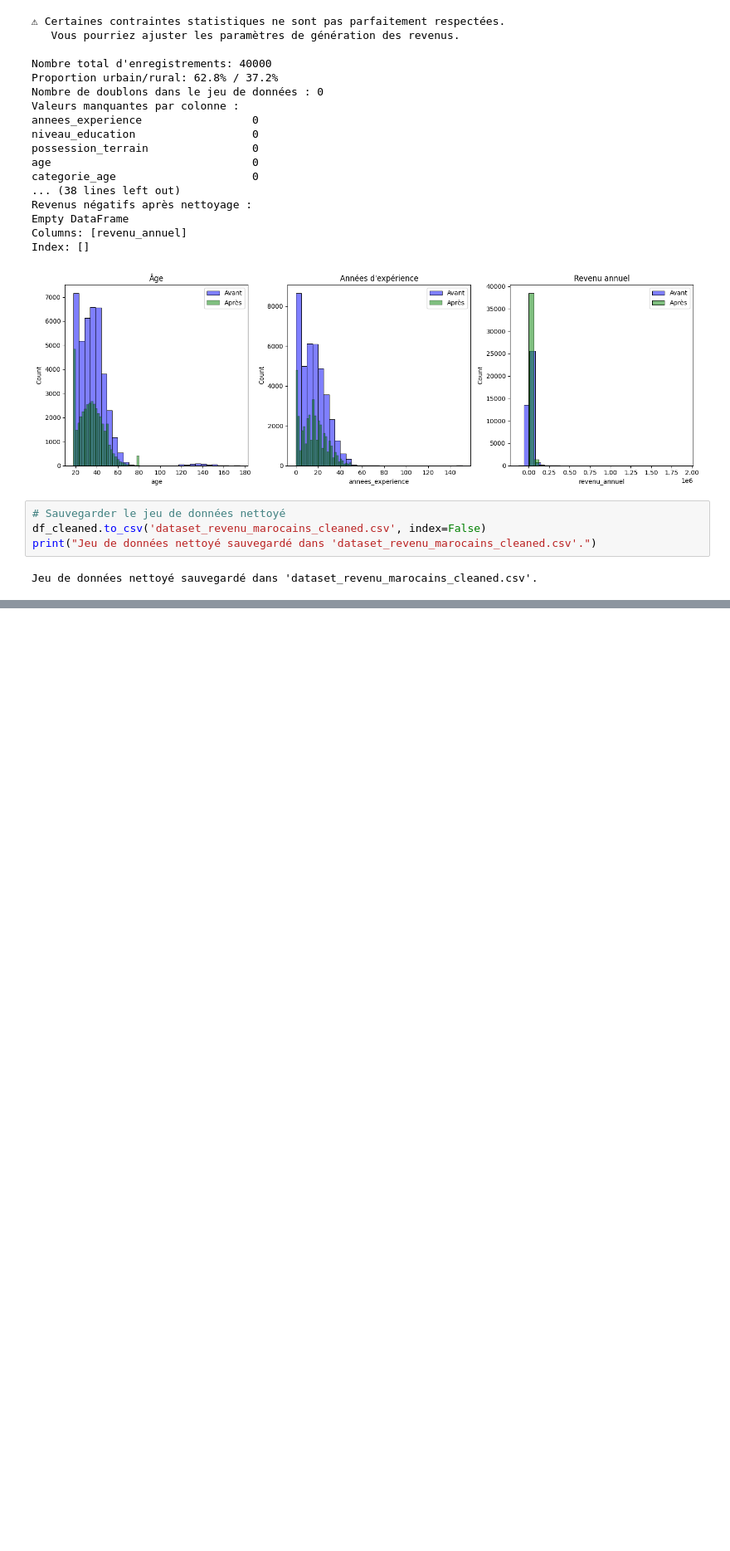
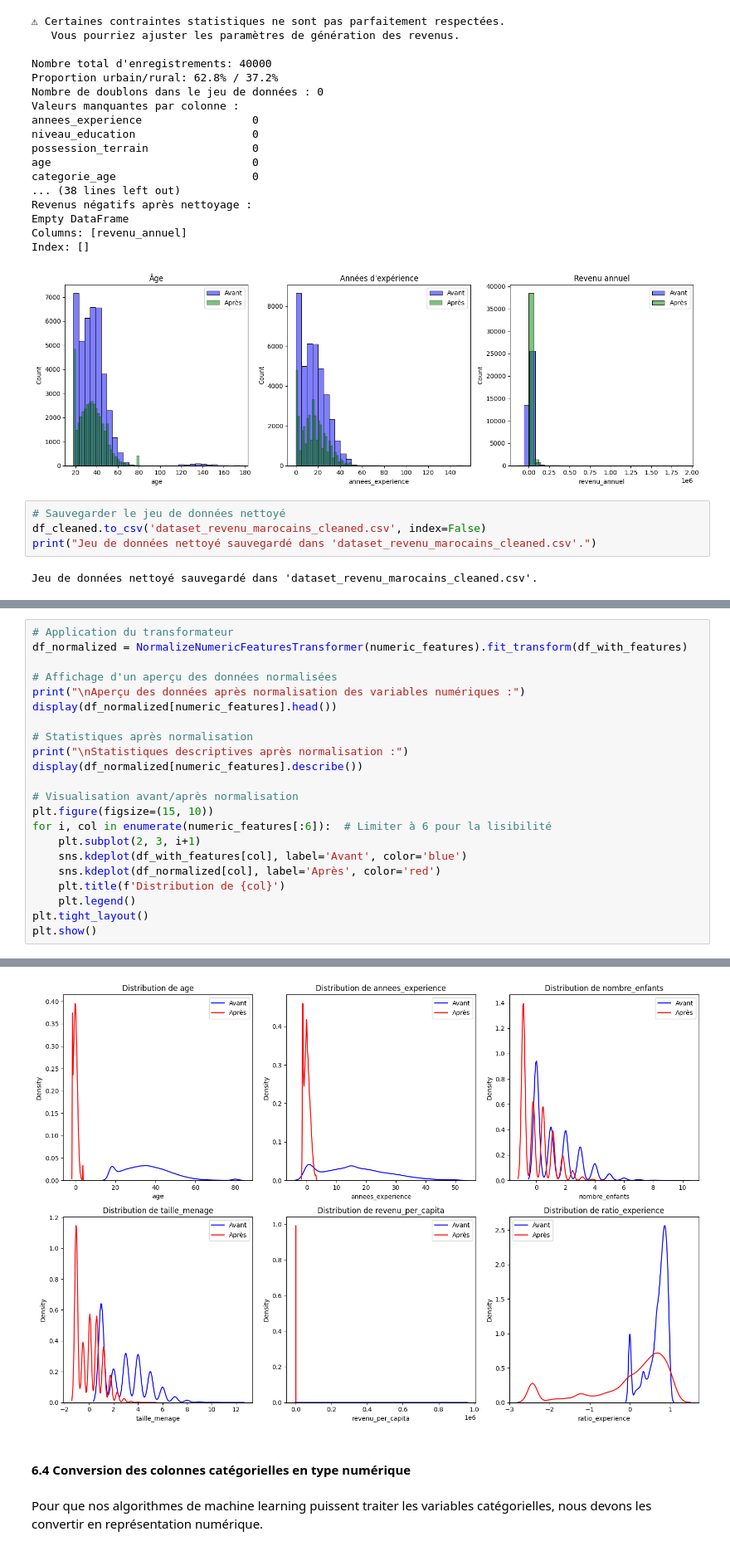
Before and after one commit to mouadd9/annual-revenue-prediction-app, a Jupyter notebook: mini_proj.ipynb, the cells around one changed output, grey strips where cells are left out. Shown at 83% size. Cells and saved outputs as stored; diff of their text form; blank space fills up the shorter version.

```diff
--- a/mini_proj.ipynb
+++ b/mini_proj.ipynb
@@ -1392,0 +1694,23 @@ Jeu de données nettoyé sauvegardé dans 'dataset_revenu_marocains_cleaned.csv'
+# %%
+# Application du transformateur
+df_normalized = NormalizeNumericFeaturesTransformer(numeric_features).fit_transform(df_with_features)
+
+# Affichage d'un aperçu des données normalisées
+print("\nAperçu des données après normalisation des variables numériques :")
+display(df_normalized[numeric_features].head())
+
+# Statistiques après normalisation
+print("\nStatistiques descriptives après normalisation :")
+display(df_normalized[numeric_features].describe())
+
+# Visualisation avant/après normalisation
+plt.figure(figsize=(15, 10))
+for i, col in enumerate(numeric_features[:6]):  # Limiter à 6 pour la lisibilité
+    plt.subplot(2, 3, i+1)
+    sns.kdeplot(df_with_features[col], label='Avant', color='blue')
+    sns.kdeplot(df_normalized[col], label='Après', color='red')
+    plt.title(f'Distribution de {col}')
+    plt.legend()
+plt.tight_layout()
+plt.show()
+# %% [output]
@@ -1392,0 +1734,5 @@ Jeu de données nettoyé sauvegardé dans 'dataset_revenu_marocains_cleaned.csv'
+[figure, added]
+# %% [markdown]
+#### 6.4 Conversion des colonnes catégorielles en type numérique
+# %% [markdown]
+Pour que nos algorithmes de machine learning puissent traiter les variables catégorielles, nous devons les convertir en représentation numérique.
```
Also changed, not shown: parts of 26 cells of this notebook, 2 other files.
